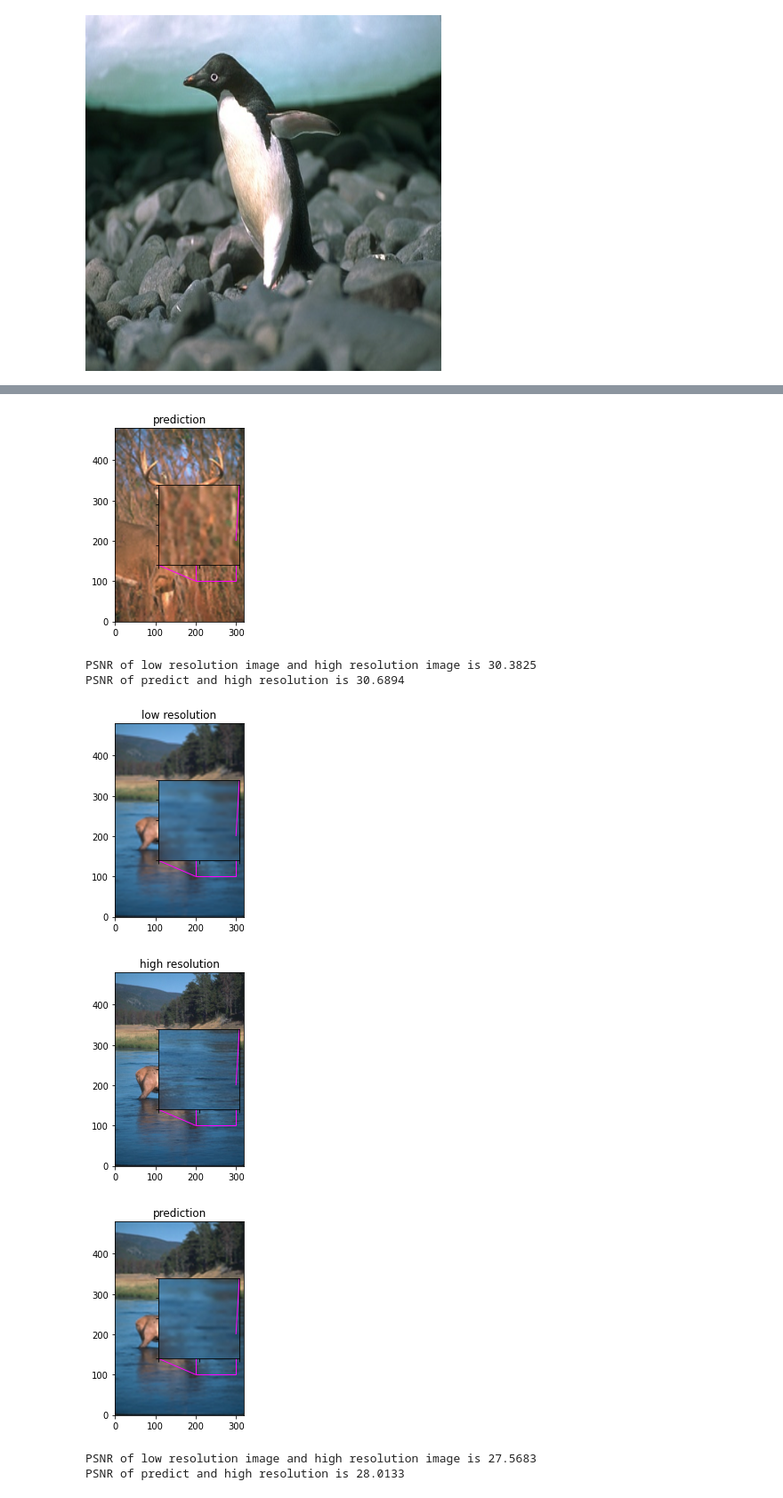
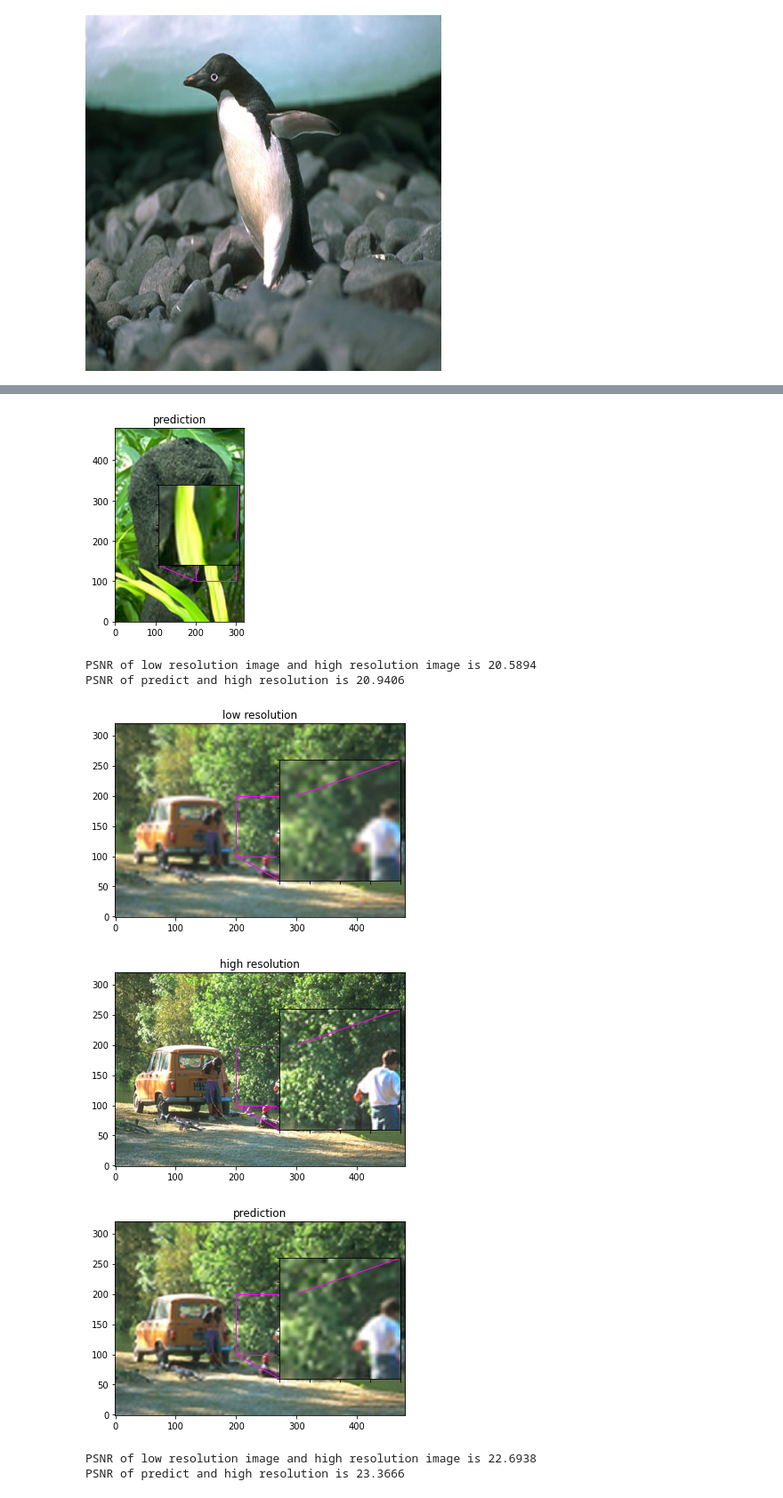
Before and after one commit to OlgaBelitskaya/colab_notebooks, a Jupyter notebook: tensorflow_cookbook11.ipynb, the cells around one changed output, grey strips where cells are left out. Shown at 89% size. Drawn from its saved outputs; the diff is of its cells as text; code cells hidden in the pictures.

```diff
--- a/tensorflow_cookbook11.ipynb
+++ b/tensorflow_cookbook11.ipynb
@@ -86,5 +81,5 @@ for batch in train_ds.take(1):
 # %%
-def get_model(upscale_factor=3,channels=1):
+def model(upscale_factor=upscale_factor,channels=1):
     conv_args={'activation':'relu',
                'kernel_initializer':'Orthogonal',
                'padding':'same',}
@@ -134,15 +129,16 @@ def upscale_image(model,img):
 class ESPCNCallback(tf.keras.callbacks.Callback):
     def __init__(self):
         super(ESPCNCallback,self).__init__()
-        self.test_img=get_lowres_image(
+        self.test_img=low_resolution_img(
             load_img(test_paths[0]),upscale_factor)
     def on_epoch_begin(self,epoch,logs=None):
         self.psnr=[]
     def on_epoch_end(self,epoch,logs=None):
         print('mean PSNR for epoch: %.2f'%(np.mean(self.psnr)))
-        if (epoch+1)%25==0:
-            prediction=upscale_image(self.model,self.test_img)
-            plot_results(prediction,'epoch-'+str(epoch),'prediction')
+        if epoch%25==0:
+            prediction=upscale_img(self.model,self.test_img)
+            display_results(
+                prediction,'epoch-'+str(epoch),'prediction')
     def on_test_batch_end(self,batch,logs=None):
         self.psnr.append(10*math.log10(1/logs['loss']))
 # %%
@@ -151,8 +147,3 @@ checkpoint_path='/tmp/checkpoint'
 checkpoint=tkc.ModelCheckpoint(
     filepath=checkpoint_path,save_weights_only=True,
     monitor='loss',mode='min',save_best_only=True,verbose=2)
-model=get_model(upscale_factor=upscale_factor,channels=1)
-model.summary()
-callbacks=[ESPCNCallback(),early_stopping,checkpoint]
-loss_fn=tf.keras.losses.MeanSquaredError()
-optimizer=tf.keras.optimizers.Adam(learning_rate=.001)
@@ -179,0 +150,6 @@ _________________________________________________________________
+# %%
+model=model(upscale_factor=upscale_factor,channels=1)
+model.summary()
+callbacks=[ESPCNCallback(),early_stopping,checkpoint]
+loss_fn=tf.keras.losses.MeanSquaredError()
+optimizer=tf.keras.optimizers.Adam(learning_rate=.001)
@@ -261,17 +260,17 @@ Epoch 00100: loss did not improve from 0.00239
 <tensorflow.python.training.tracking.util.CheckpointLoadStatus at 0x...>
 # %%
 total_bicubic_psnr=0.; total_test_psnr=0.
-for index,test_img_path in enumerate(test_paths[10:15]):
-    img=load_img(test_img_path)
-    lowres_input=get_lowres_image(img,upscale_factor)
+for index,test_path in enumerate(test_paths[5:10]):
+    img=load_img(test_path)
+    lowres_input=low_resolution_img(img,upscale_factor)
     w=lowres_input.size[0]*upscale_factor
     h=lowres_input.size[1]*upscale_factor
     highres_img=img.resize((w,h))
-    prediction=upscale_image(model,lowres_input)
+    predict_img=upscale_img(model,lowres_input)
     lowres_img=lowres_input.resize((w,h))
     lowres_img_arr=img_to_array(lowres_img)
     highres_img_arr=img_to_array(highres_img)
-    predict_img_arr=img_to_array(prediction)
+    predict_img_arr=img_to_array(predict_img)
     bicubic_psnr=tf.image.psnr(
         lowres_img_arr,highres_img_arr,max_val=255)
     test_psnr=tf.image.psnr(
@@ -281,9 +280,9 @@ for index,test_img_path in enumerate(test_paths[10:15]):
     print('PSNR of low resolution image '+\
           'and high resolution image is %.4f'%bicubic_psnr)
     print('PSNR of predict and high resolution is %.4f'%test_psnr)
-    plot_results(lowres_img,index,'low resolution')
-    plot_results(highres_img,index,'high resolution')
-    plot_results(prediction,index,'prediction')
+    display_results(lowres_img,index,'low resolution')
+    display_results(highres_img,index,'high resolution')
+    display_results(predict_img,index,'prediction')
 print('avg. PSNR of images with low resolution is %.4f'\
       %(total_bicubic_psnr/10))
 print('avg. PSNR of reconstructions is %.4f'\
@@ -296,8 +295,8 @@ PSNR of predict and high resolution is 27.0336
-[figure, old version]
+[figure, new version]
-PSNR of low resolution image and high resolution image is 30.3825
-PSNR of predict and high resolution is 30.6894
+PSNR of low resolution image and high resolution image is 20.5894
+PSNR of predict and high resolution is 20.9406
-[figure, old version]
+[figure, new version]
-[figure, old version]
+[figure, new version]
-[figure, old version]
+[figure, new version]
-PSNR of low resolution image and high resolution image is 27.5683
-PSNR of predict and high resolution is 28.0133
+PSNR of low resolution image and high resolution image is 22.6938
+PSNR of predict and high resolution is 23.3666
```
Also changed, not shown: parts of 9 cells of this notebook, 1 other file.
